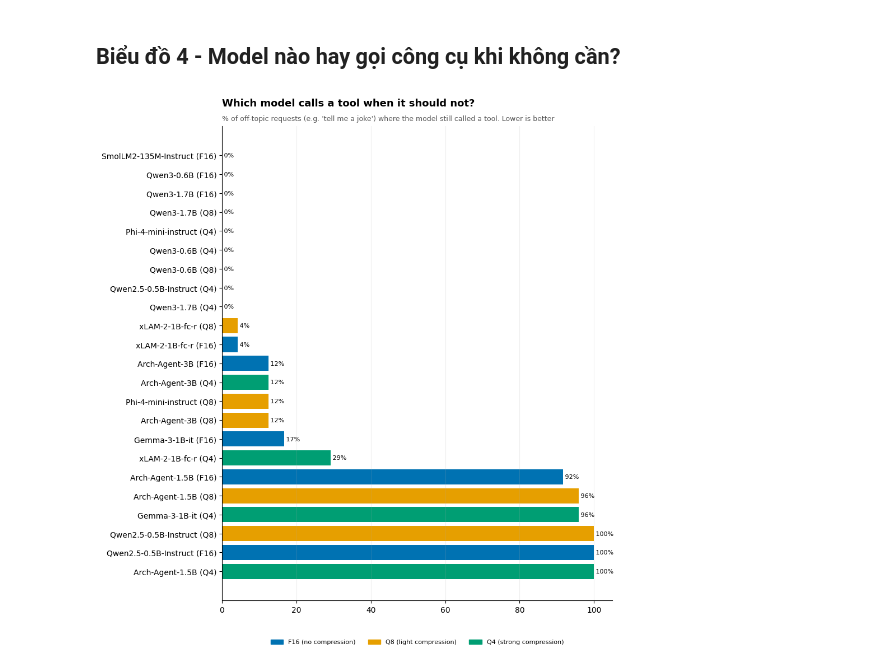
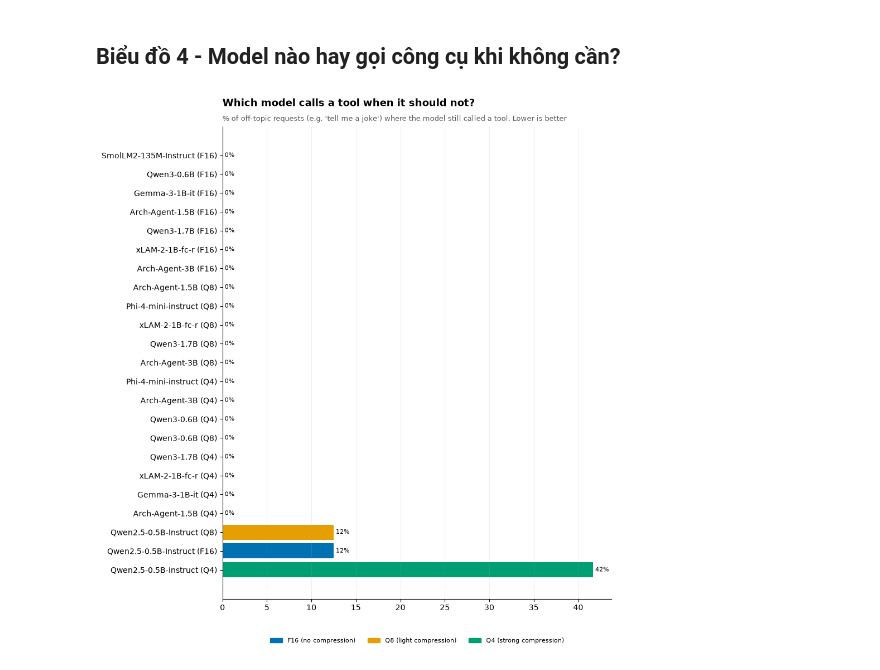
Before and after one commit to nguyenhoangminh25251006/Edge-Agentic-Assistant-Offline-Multimodal-Voice-Vision-Assistant-, a Jupyter notebook: 03_tool_calling.ipynb, the cells around one changed output. Cells and saved outputs as stored; diff of their text form; code cells hidden in the pictures.

```diff
--- a/03_tool_calling.ipynb
+++ b/03_tool_calling.ipynb
@@ -151,8 +151,8 @@ st.grouped_bars(df, {"acc_clean": "Clean text", "acc_noisy": "Noisy speech-to-te
 # %% [markdown]
 ## Biểu đồ 4 - Model nào hay gọi công cụ khi không cần?
 # %%
-st.bar_chart(df, "over_trigger", "Which model calls a tool when it should not?",
+st.bar_chart(df, "native_over_trigger", "Which model calls a tool when it should not?",
              "% of off-topic requests (e.g. 'tell me a joke') where the model still called a tool. Lower is better",
              lower_is_better=True, name="03_over_trigger")
 # %% [output]
-[figure, old version]
+[figure, new version]
```
Also changed, not shown: parts of 3 cells of this notebook, 21 other files.
